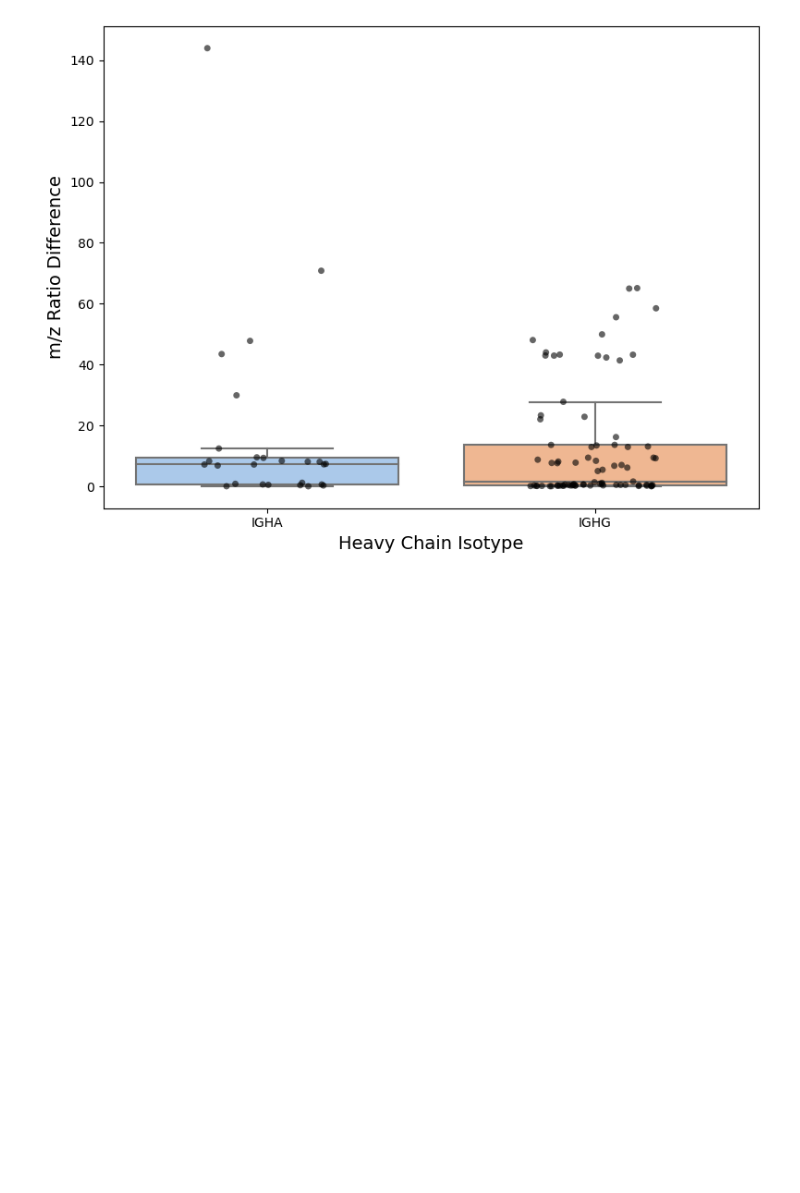
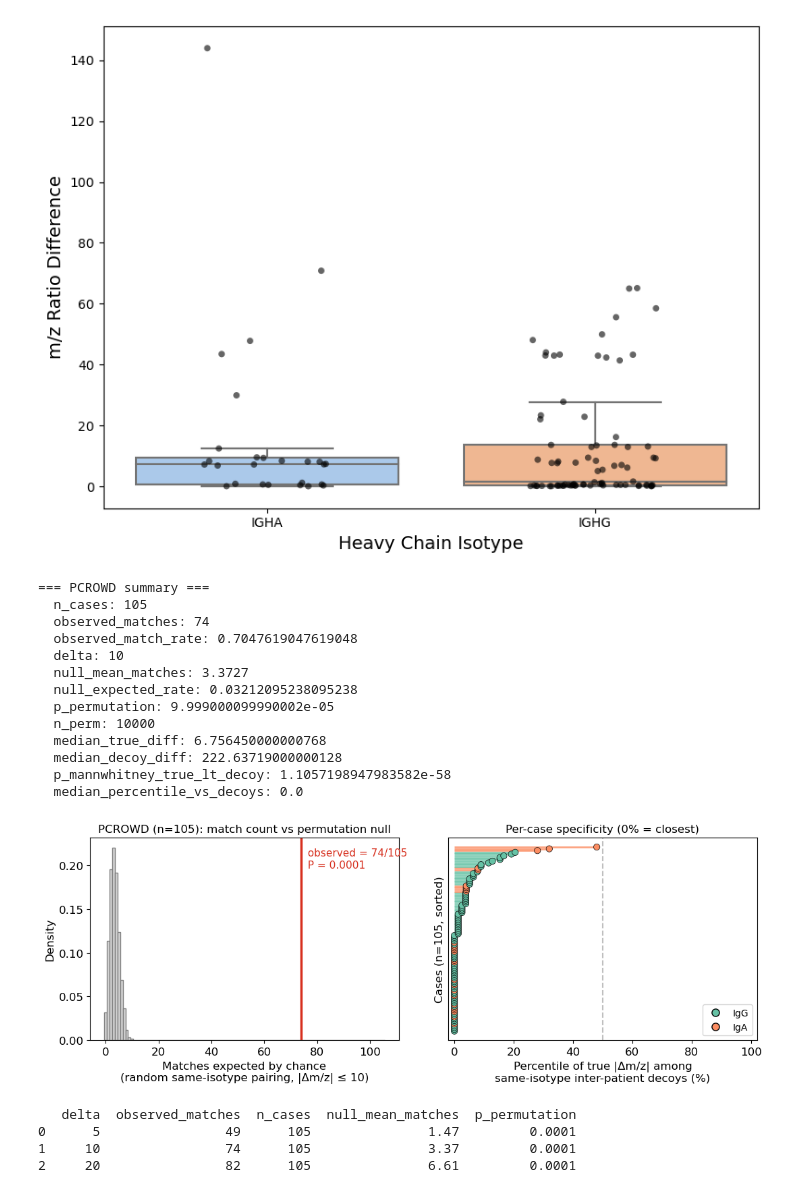
Before and after one commit to ghobriallab/mgip-clonal-bcell-evolution, a Jupyter notebook: 07.Single_cell_analysis/PCROWD_105cases_est_mz_ratio_diff_true_positive.ipynb, the cells around one changed output. Saved outputs shown, nothing was run; the diff lists cells and outputs as text; code cells hidden in the pictures; blank space fills up the shorter version.

```diff
--- a/07.Single_cell_analysis/PCROWD_105cases_est_mz_ratio_diff_true_positive.ipynb
+++ b/07.Single_cell_analysis/PCROWD_105cases_est_mz_ratio_diff_true_positive.ipynb
@@ -301,3 +301,68 @@ Max: 60.8590
 --- Plotting mz_diff Distributions ---
 [figure]
 [figure]
+# %%
+import pandas as pd
+import seaborn as sns
+import matplotlib.pyplot as plt
+import warnings
+warnings.filterwarnings('ignore')
+from match_chance_specificity import *
+
+# ================================================================== #
+# RUN 1: PCROWD (105 cases; decoys = other PCROWD patients' MS m/z)
+# ================================================================== #
+def process_heavy_c_gene(row):
+    genes = row.split(",") if isinstance(row, str) else []
+    processed = [g[:-1] for g in genes]
+    return max(set(processed), key=processed.count) if processed else None
+
+HEAVY_MAP = {'IGHG': 'IgG', 'IGHA': 'IgA', 'IGHM': 'IgM'}
+
+tumor = pd.read_csv('../data/tumor_df_final_subclonal_totalcount.csv', sep=",")
+tumor['heavy_c_gene'] = tumor['heavy_c_gene_all_contig'].apply(process_heavy_c_gene)
+tumor['isotype'] = tumor['heavy_c_gene'].map(HEAVY_MAP).fillna(tumor['heavy_c_gene'])
+
+pcrowd_pairs = (tumor.dropna(subset=['est_mz_ratio', 'MS_mz_ratio', 'isotype'])
+                     .rename(columns={'redcap_id': 'case_id'})
+                     [['case_id', 'est_mz_ratio', 'MS_mz_ratio', 'isotype']])
+
+# decoy pool: every patient's observed MS m/z (one entry per patient-peak)
+pcrowd_pool = (pcrowd_pairs[['case_id', 'MS_mz_ratio', 'isotype']]
+               .rename(columns={'case_id': 'pid', 'MS_mz_ratio': 'mz'})
+               .drop_duplicates())
+
+ct_pcrowd, sm_pcrowd, null_pcrowd = match_specificity_analysis(
+    pcrowd_pairs, pcrowd_pool,
+    pool_id_col='pid', pool_mz_col='mz', pool_iso_col='isotype',
+    delta=10, n_perm=10000)
+
+print("=== PCROWD summary ===")
+for k, v in sm_pcrowd.items(): print(f"  {k}: {v}")
+plot_match_specificity(ct_pcrowd, sm_pcrowd, null_pcrowd, "PCROWD (n=105)",
+                       save_fig='../00.Figures/SuppFig_mz_match_specificity_PCROWD.pdf')
+
+print(sensitivity_over_delta(pcrowd_pairs, pcrowd_pool,
+                             pool_id_col='pid', pool_mz_col='mz',
+                             pool_iso_col='isotype'))
+
+ct_pcrowd.to_csv('../00.Figures/SuppTable_mz_match_specificity_PCROWD.csv', index=False)
+# %% [output]
+=== PCROWD summary ===
+  n_cases: 105
+  observed_matches: 74
+  observed_match_rate: 0.7047619047619048
+  delta: 10
+  null_mean_matches: 3.3727
+  null_expected_rate: 0.03212095238095238
+  p_permutation: 9.999000099990002e-05
+  n_perm: 10000
+  median_true_diff: 6.756450000000768
+  median_decoy_diff: 222.63719000000128
+  p_mannwhitney_true_lt_decoy: 1.1057198947983582e-58
+  median_percentile_vs_decoys: 0.0
+[figure, added]
+   delta  observed_matches  n_cases  null_mean_matches  p_permutation
+0      5                49      105               1.47         0.0001
+1     10                74      105               3.37         0.0001
+2     20                82      105               6.61         0.0001
```
Also changed, not shown: 28 other files.
